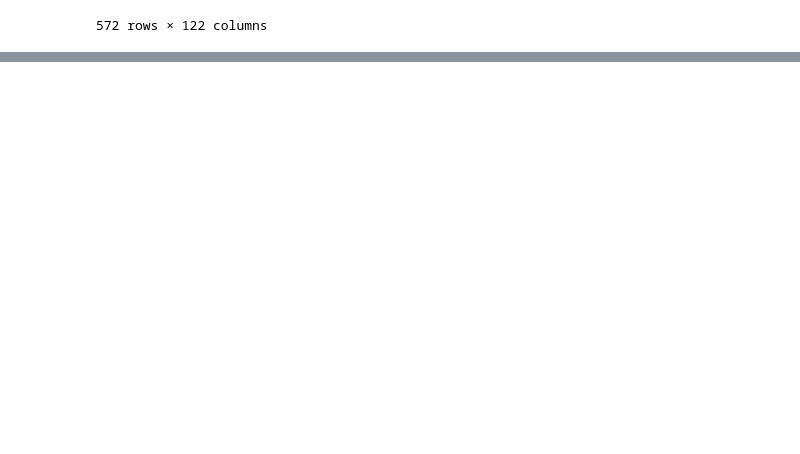
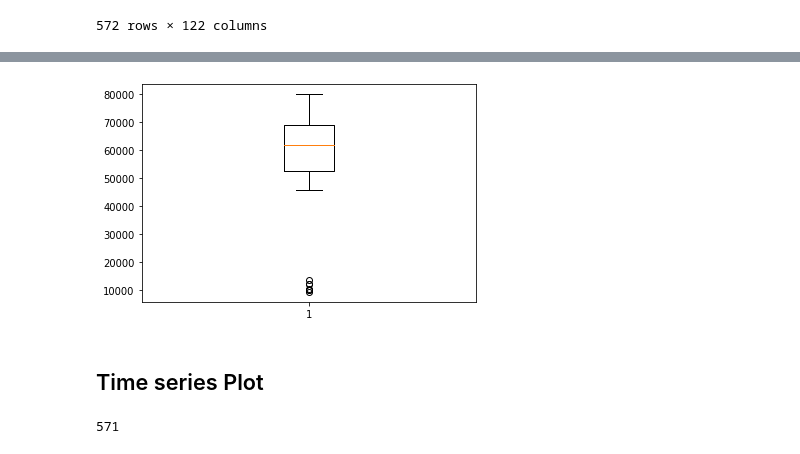
Before and after one commit to jittakorn-ch/DWDM21, a Jupyter notebook: Data102_(Chapter2).ipynb, the cells around one changed output, grey strips where cells are left out. Saved outputs shown, nothing was run; the diff lists cells and outputs as text; code cells hidden in the pictures; blank space fills up the shorter version.

```diff
--- a/Data102_(Chapter2).ipynb
+++ b/Data102_(Chapter2).ipynb
@@ -34,0 +168,10 @@ data
+# %%
+ret_T = plt.boxplot(dataN['Total Testing'][-54:])
+# %% [output]
+[figure, added]
+# %% [markdown]
+## Time series Plot
+# %%
+len(dataN['positive'][1:])
+# %% [output]
+571
```
Also changed, not shown: parts of 18 cells of this notebook.
